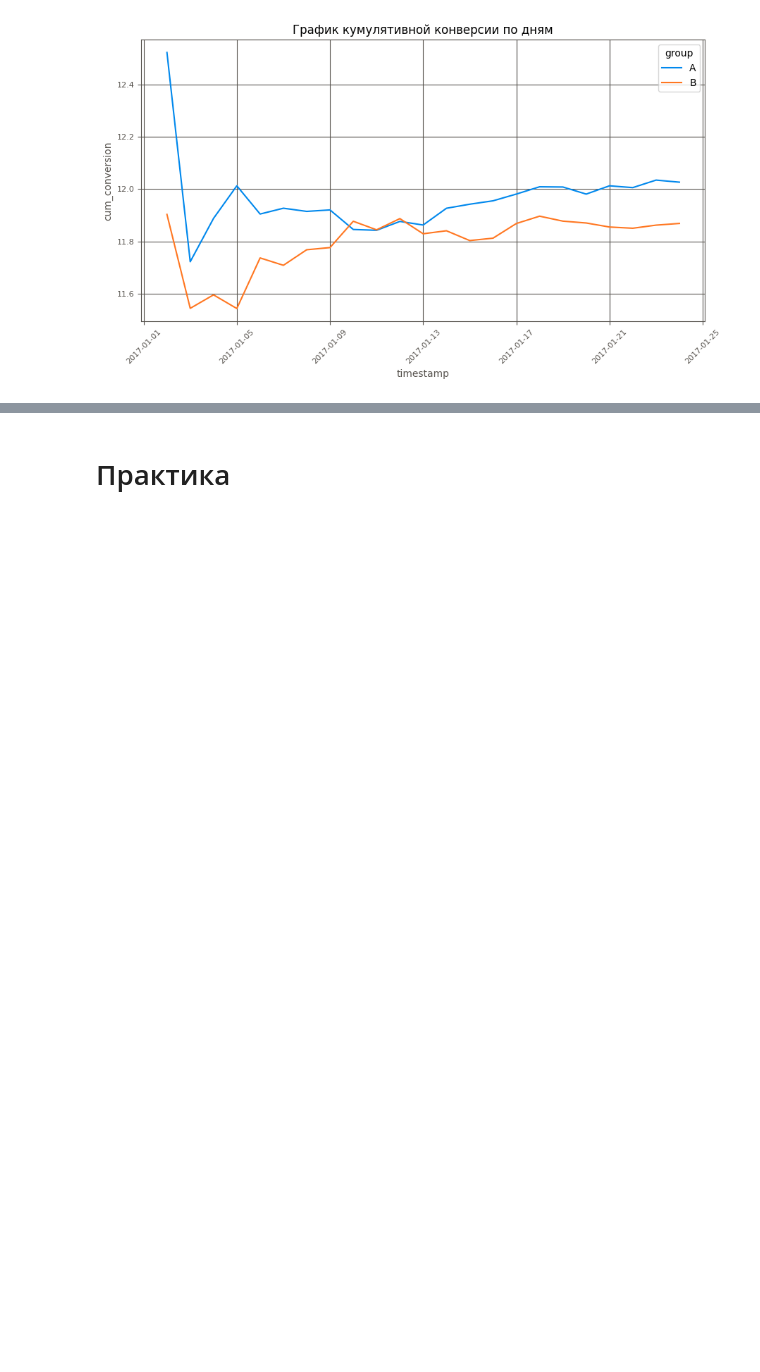
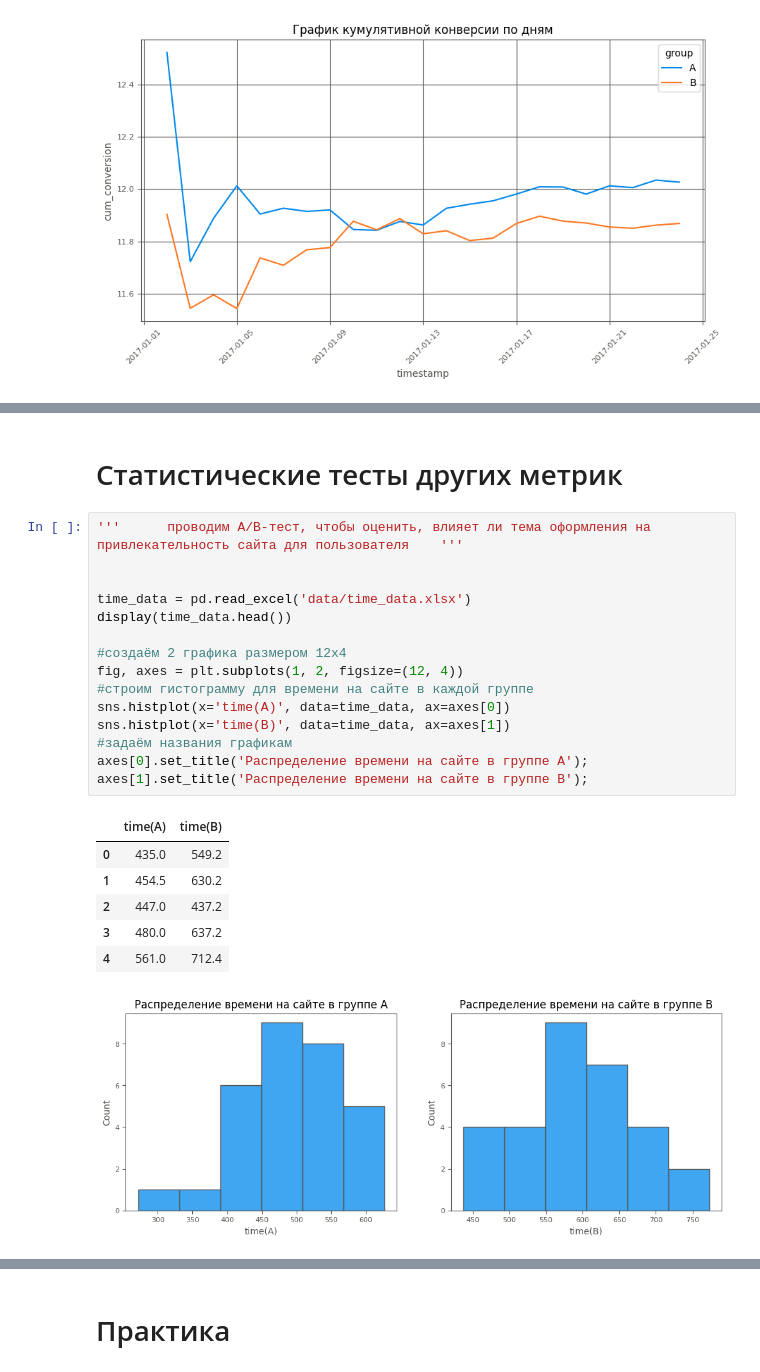
Before and after one commit to IlyaBer/ds_learning, a Jupyter notebook: Education SklFactr/EDA/EDA methods.ipynb, the cells around one changed output, grey strips where cells are left out. Cells and saved outputs as stored; diff of their text form; blank space fills up the shorter version.

```diff
--- a/Education SklFactr/EDA/EDA methods.ipynb
+++ b/Education SklFactr/EDA/EDA methods.ipynb
@@ -327,0 +389,25 @@ ax.grid(True);
+# %% [markdown]
+# Статистические тесты других метрик
+# %%
+'''      проводим A/B-тест, чтобы оценить, влияет ли тема оформления на привлекательность сайта для пользователя    '''
+
+
+time_data = pd.read_excel('data/time_data.xlsx')
+display(time_data.head())
+
+#создаём 2 графика размером 12x4
+fig, axes = plt.subplots(1, 2, figsize=(12, 4))
+#строим гистограмму для времени на сайте в каждой группе
+sns.histplot(x='time(A)', data=time_data, ax=axes[0])
+sns.histplot(x='time(B)', data=time_data, ax=axes[1])
+#задаём названия графикам
+axes[0].set_title('Распределение времени на сайте в группе А');
+axes[1].set_title('Распределение времени на сайте в группе B');
+# %% [output]
+|  | time(A) | time(B) |
+| 0 | 435.0 | 549.2 |
+| 1 | 454.5 | 630.2 |
+| 2 | 447.0 | 437.2 |
+| 3 | 480.0 | 637.2 |
+| 4 | 561.0 | 712.4 |
+[figure, added]
```
Also changed, not shown: parts of 16 cells of this notebook, 3 other files.
